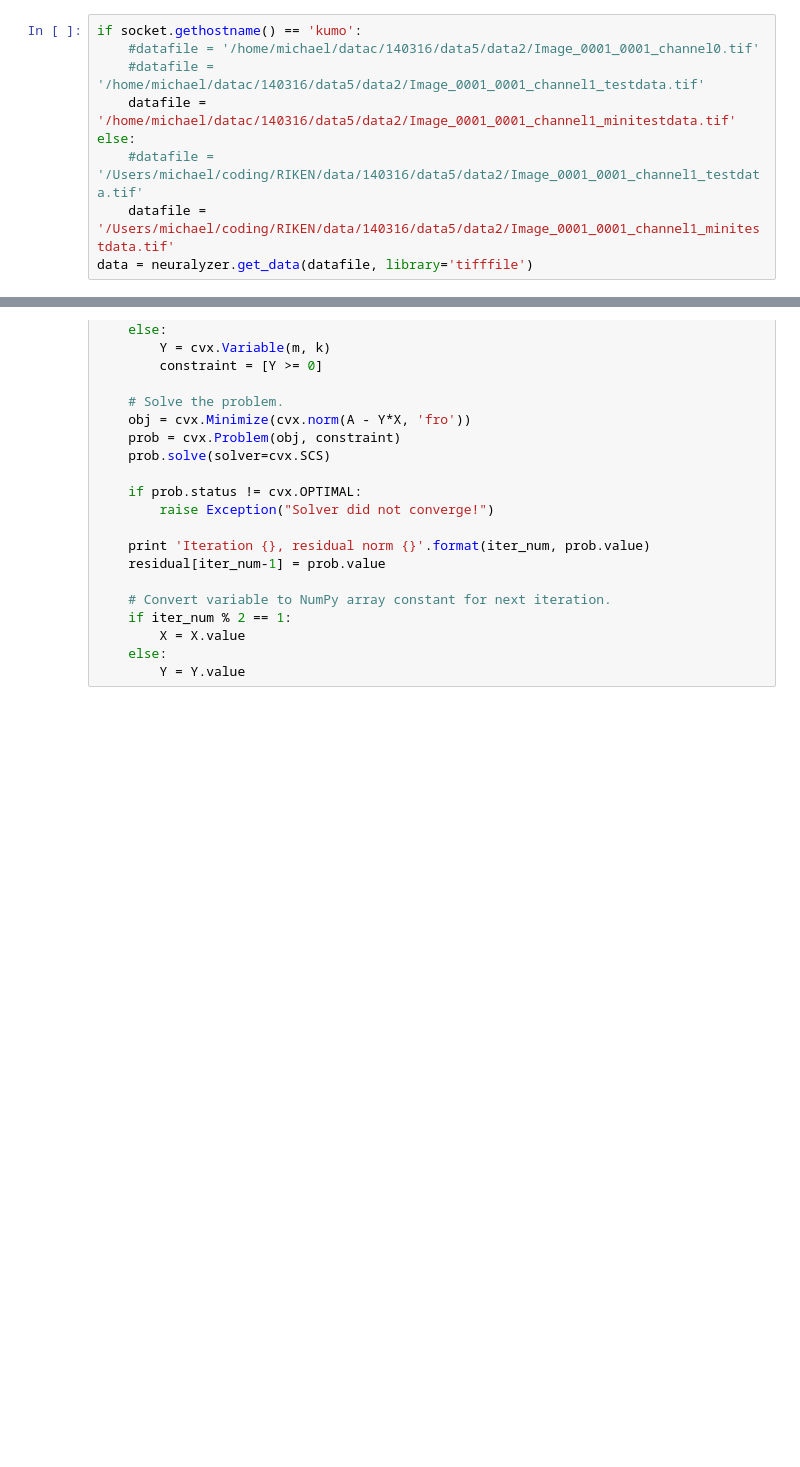
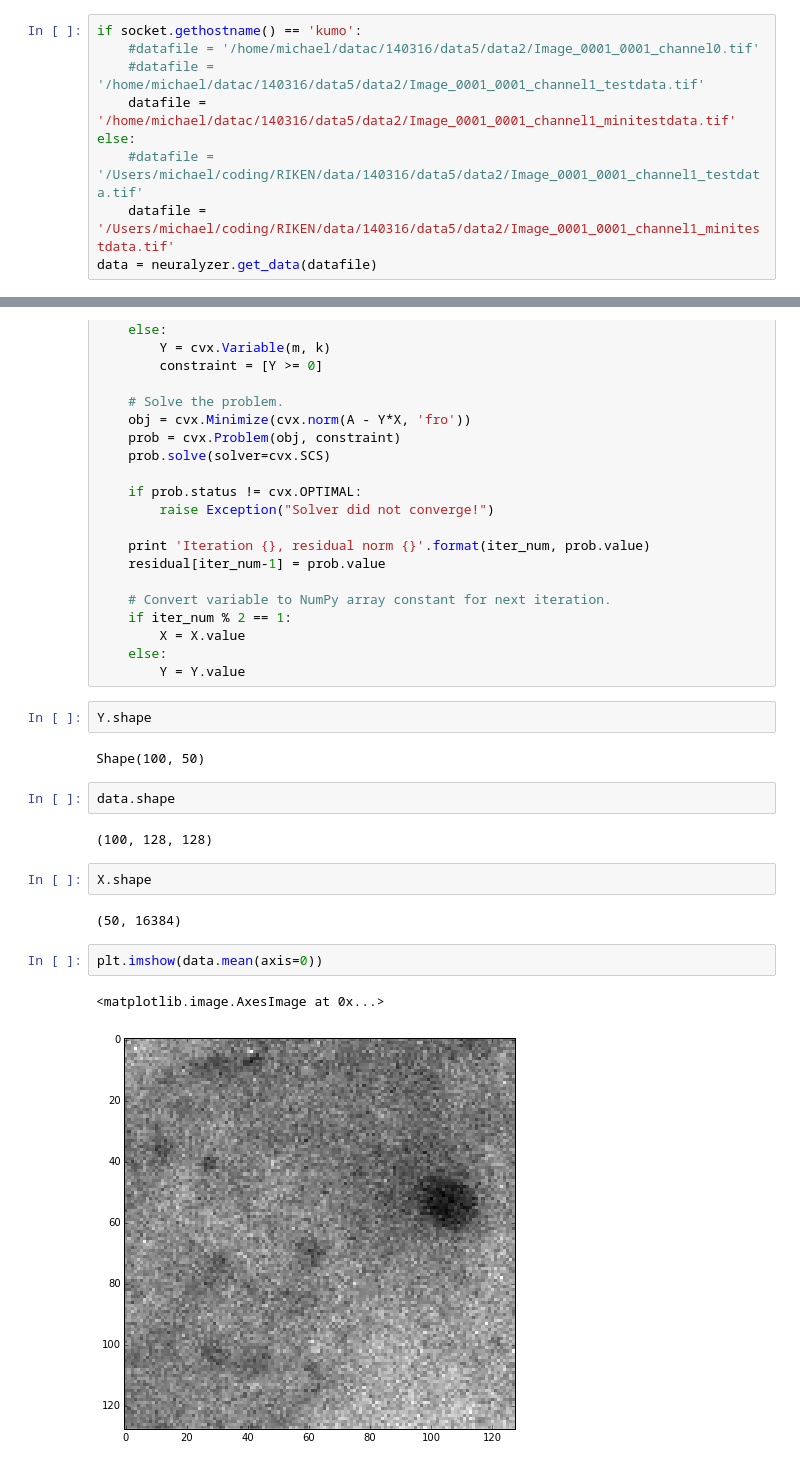
Before and after one commit to michigraber/neuralyzer, a Jupyter notebook: notebooks/dev/CVXPY_NNMF.ipynb, the cells around one changed output, grey strips where cells are left out. Drawn from its saved outputs; the diff is of its cells as text; blank space fills up the shorter version.

```diff
--- a/notebooks/dev/CVXPY_NNMF.ipynb
+++ b/notebooks/dev/CVXPY_NNMF.ipynb
@@ -99,5 +23,5 @@ if socket.gethostname() == 'kumo':
 else:
     #datafile = '/Users/michael/coding/RIKEN/data/140316/data5/data2/Image_0001_0001_channel1_testdata.tif'
     datafile = '/Users/michael/coding/RIKEN/data/140316/data5/data2/Image_0001_0001_channel1_minitestdata.tif'
-data = neuralyzer.get_data(datafile, library='tifffile')
+data = neuralyzer.get_data(datafile)
 # %% [output]
@@ -147,3 +71,20 @@ for iter_num in range(1, 1+MAX_ITERS):
         X = X.value
     else:
         Y = Y.value
+# %%
+Y.shape
+# %% [output]
+Shape(100, 50)
+# %%
+data.shape
+# %% [output]
+(100, 128, 128)
+# %%
+X.shape
+# %% [output]
+(50, 16384)
+# %%
+plt.imshow(data.mean(axis=0))
+# %% [output]
+<matplotlib.image.AxesImage at 0x...>
+[figure, added]
```
Also changed, not shown: parts of 13 cells of this notebook.
